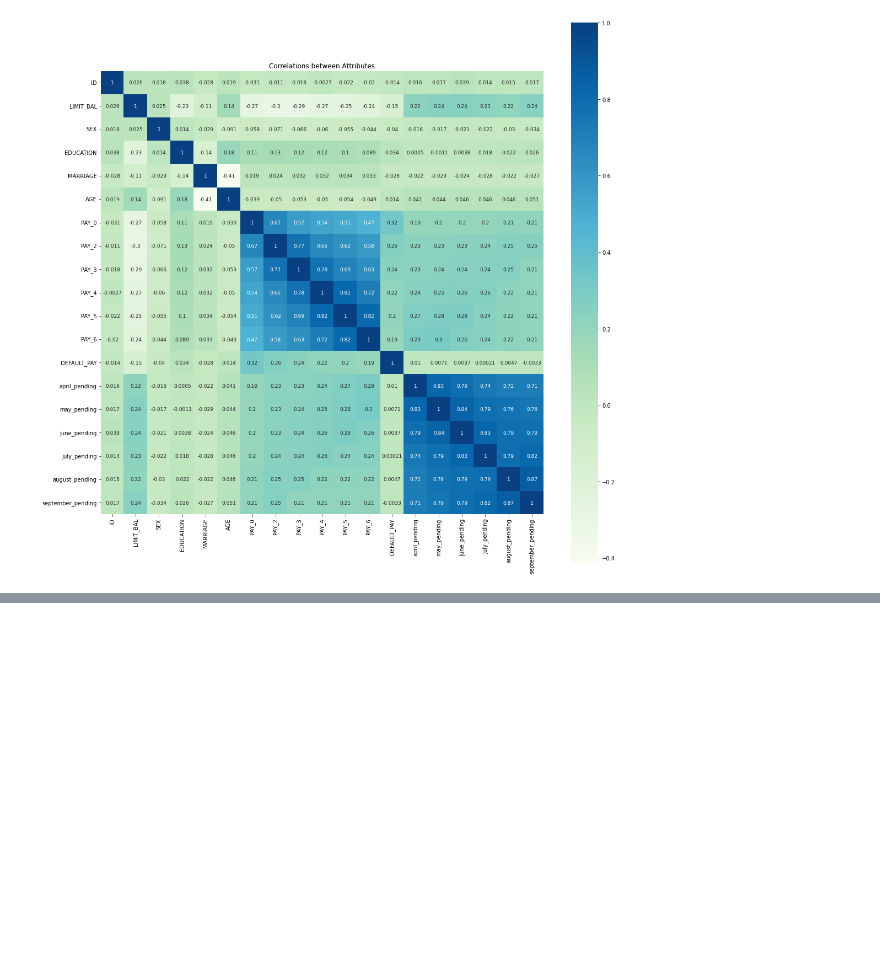
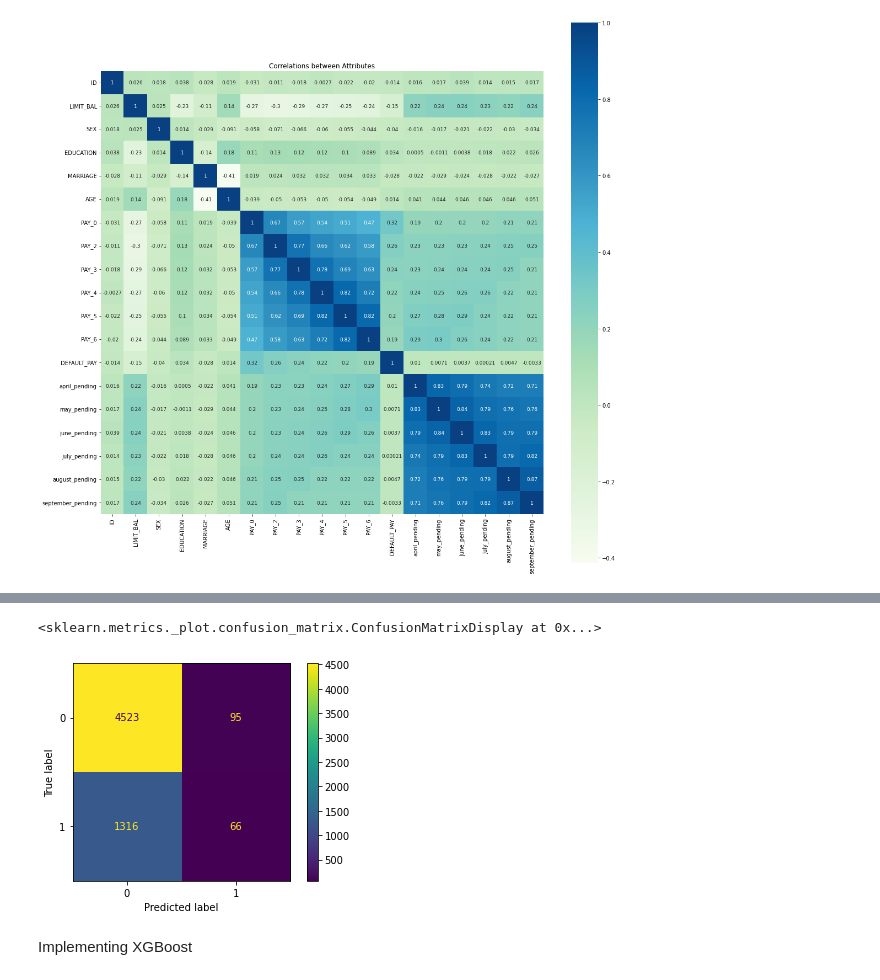
Before and after one commit to grishabh04/Credit_card_default_pred-Project, a Jupyter notebook: Credit_Card_Default_Prediction_Capstone_Project.ipynb, the cells around one changed output, grey strips where cells are left out. Saved outputs shown, nothing was run; the diff lists cells and outputs as text; code cells hidden in the pictures; blank space fills up the shorter version.

```diff
--- a/Credit_Card_Default_Prediction_Capstone_Project.ipynb
+++ b/Credit_Card_Default_Prediction_Capstone_Project.ipynb
@@ -574,0 +646,7 @@ plt.show ()
+# %%
+plot_confusion_matrix(gridCV,x_test, y_test )
+# %% [output]
+<sklearn.metrics._plot.confusion_matrix.ConfusionMatrixDisplay at 0x...>
+[figure, added]
+# %% [markdown]
+Implementing XGBoost
```
Also changed, not shown: parts of 28 cells of this notebook.
